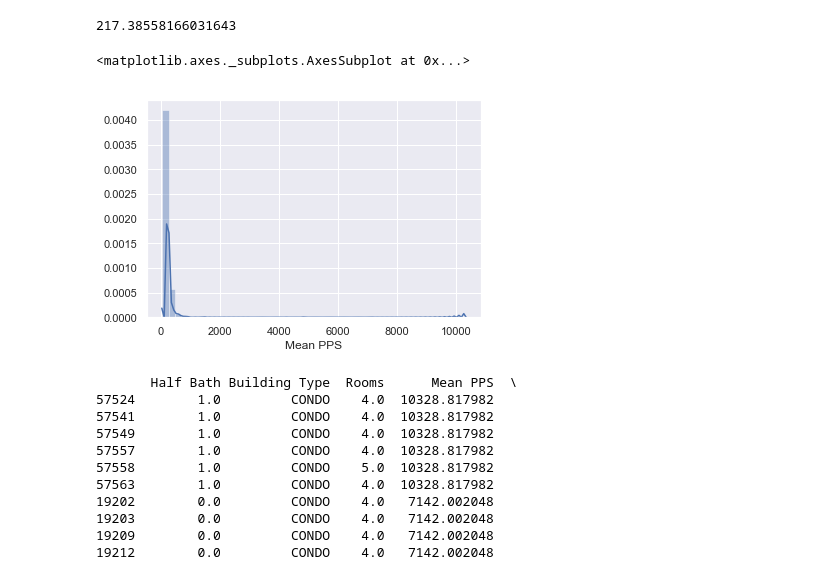
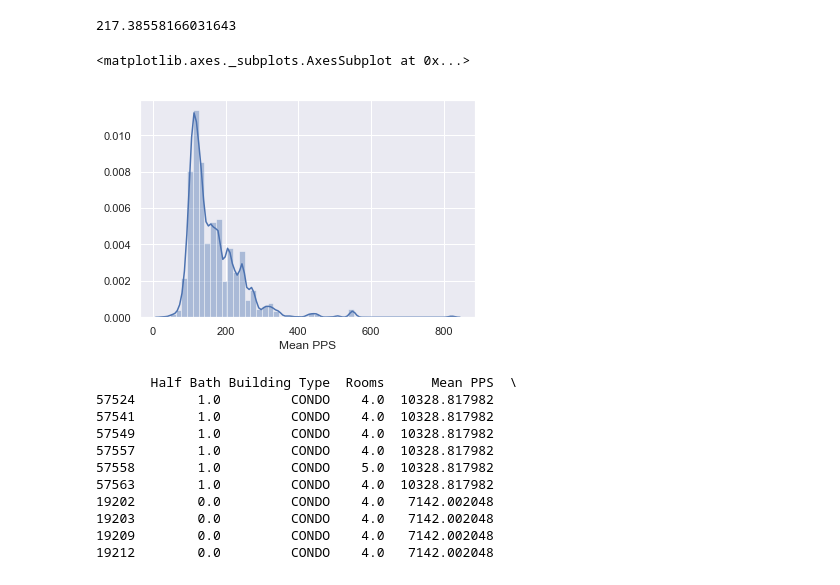
Before and after one commit to drewlehe/Nashville, a Jupyter notebook: MergedAnalysis.ipynb, the cells around one changed output. Saved outputs shown, nothing was run; the diff lists cells and outputs as text; code cells hidden in the pictures.

```diff
--- a/MergedAnalysis.ipynb
+++ b/MergedAnalysis.ipynb
@@ -256,11 +275,11 @@ print(df['Mean PPS'].mean())
 # %% [output]
 217.38558166031643
 # %%
-df2=df2[df2['Multiple Parcels Involved in Sale'] != "yes"]
-sns.distplot(df2['Mean PPS'].dropna())
+df=df[df['Multiple Parcels Involved in Sale'] != "Yes"]
+sns.distplot(df['Mean PPS'].dropna())
 # %% [output]
 <matplotlib.axes._subplots.AxesSubplot at 0x...>
-[figure, old version]
+[figure, new version]
 # %%
 #This is the cause of the high RMSE. Outliers need cleaning.
 plt.figure(figsize=(8,8))
```
Also changed, not shown: parts of 5 cells of this notebook.
